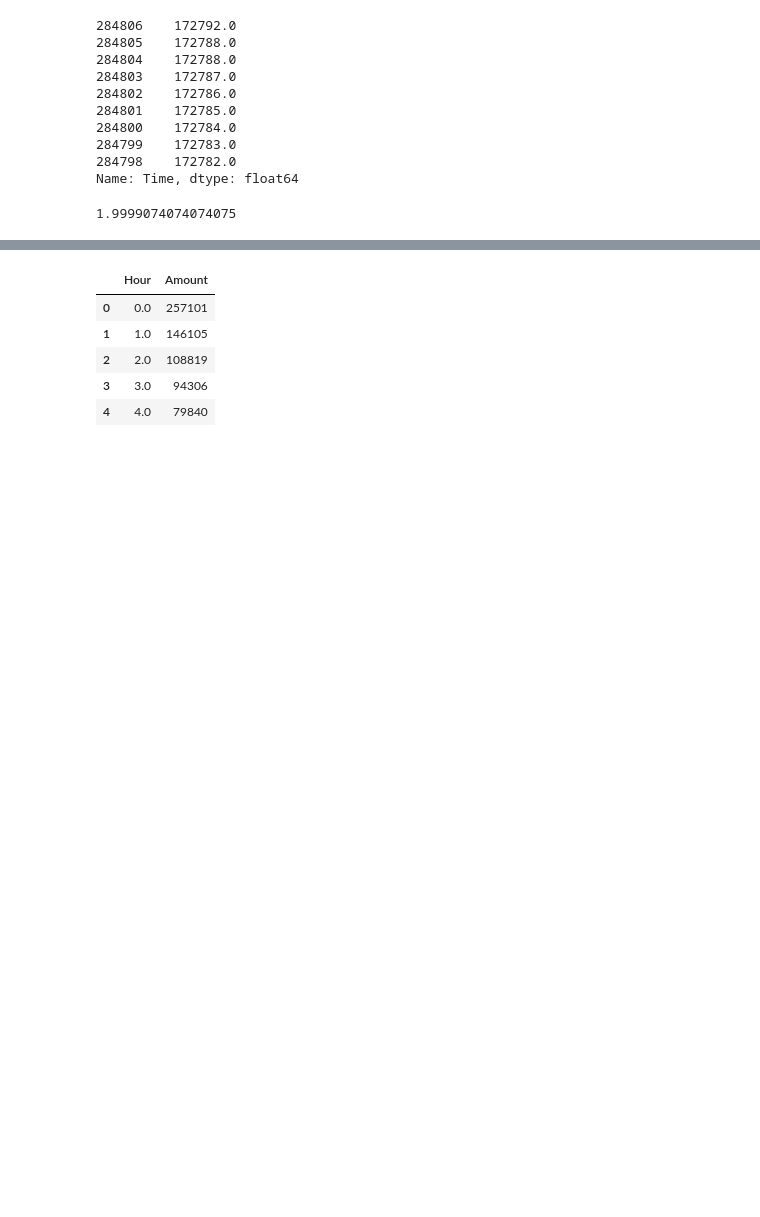
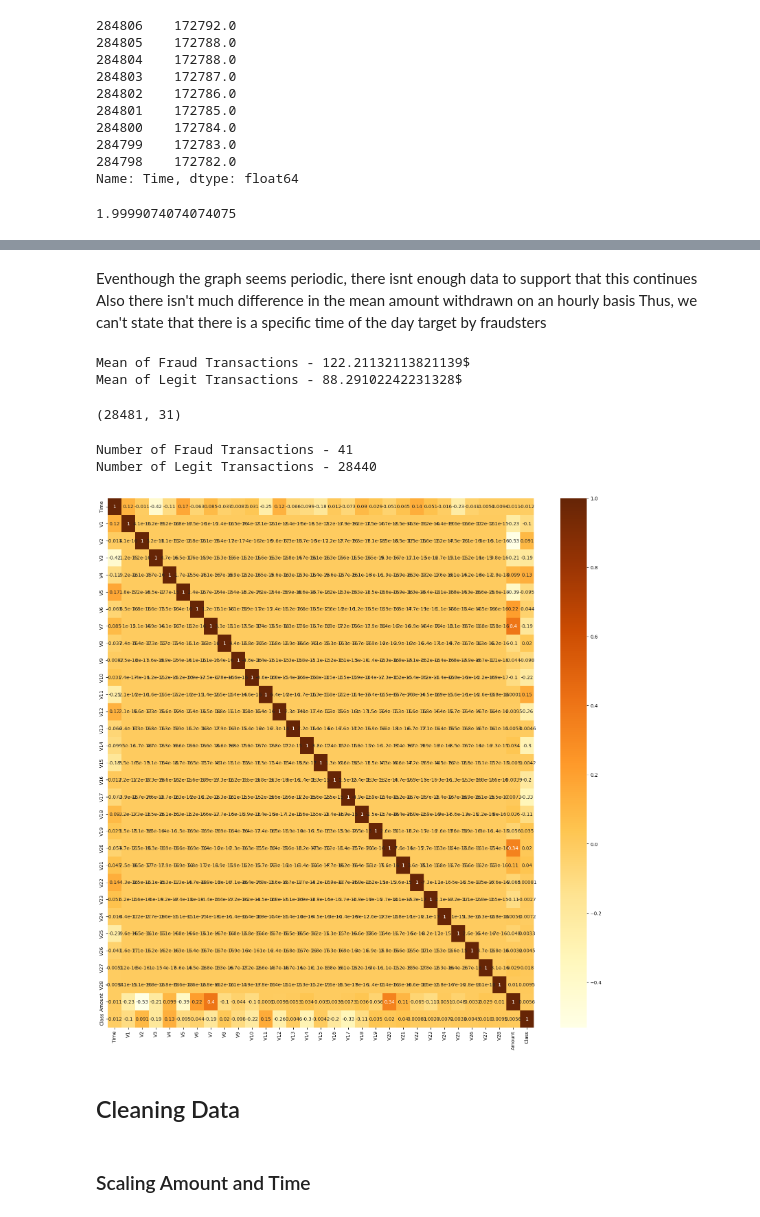
Before and after one commit to ij451r/Kaggle-Notebooks, a Jupyter notebook: creditcardfraud.ipynb, the cells around one changed output, grey strips where cells are left out. Cells and saved outputs as stored; diff of their text form; code cells hidden in the pictures; blank space fills up the shorter version.

```diff
--- a/creditcardfraud.ipynb
+++ b/creditcardfraud.ipynb
@@ -185,10 +200,36 @@ sns.barplot(data=fraud_df_copy, x='Hour', y='Amount')
-# %%
-
-fraud_df_copy.head()
-# %% [output]
-|  | Hour | Amount |
-| 0 | 0.0 | 257101 |
-| 1 | 1.0 | 146105 |
-| 2 | 2.0 | 108819 |
-| 3 | 3.0 | 94306 |
-| 4 | 4.0 | 79840 |
+# %% [markdown]
+Eventhough the graph seems periodic, there isnt enough data to support that this continues
+Also there isn't much difference in the mean amount withdrawn on an hourly basis
+Thus, we can't state that there is a specific time of the day target by fraudsters
+# %%
+print(f"Mean of Fraud Transactions - {fraud_transactions.Amount.mean()}$")
+print(f"Mean of Legit Transactions - {fraud_df[fraud_df['Class']==0].Amount.mean()}$")
+# %% [output]
+Mean of Fraud Transactions - 122.21132113821139$
+Mean of Legit Transactions - 88.29102242231328$
+# %%
+fraud_df.drop(columns=['Hour'], inplace=True)
+sample_df = fraud_df.sample(frac=0.1, random_state=22)
+# %%
+sample_df.shape
+# %% [output]
+(28481, 31)
+# %%
+sample_fraud = sample_df[sample_df['Class']==1]
+sample_legit = sample_df[sample_df['Class']==0]
+print(f"Number of Fraud Transactions - {sample_fraud.shape[0]}")
+print(f"Number of Legit Transactions - {sample_legit.shape[0]}")
+# %% [output]
+Number of Fraud Transactions - 41
+Number of Legit Transactions - 28440
+# %%
+corrmat = sample_df.corr()
+top_corr_features = corrmat.index
+plt.figure(figsize=(20,20))
+g=sns.heatmap(fraud_df[top_corr_features].corr(), annot=True,cmap='YlOrBr')
+# %% [output]
+[figure, added]
+# %% [markdown]
+## Cleaning Data
+# %% [markdown]
+### Scaling Amount and Time
```
Also changed, not shown: parts of 37 cells of this notebook.
